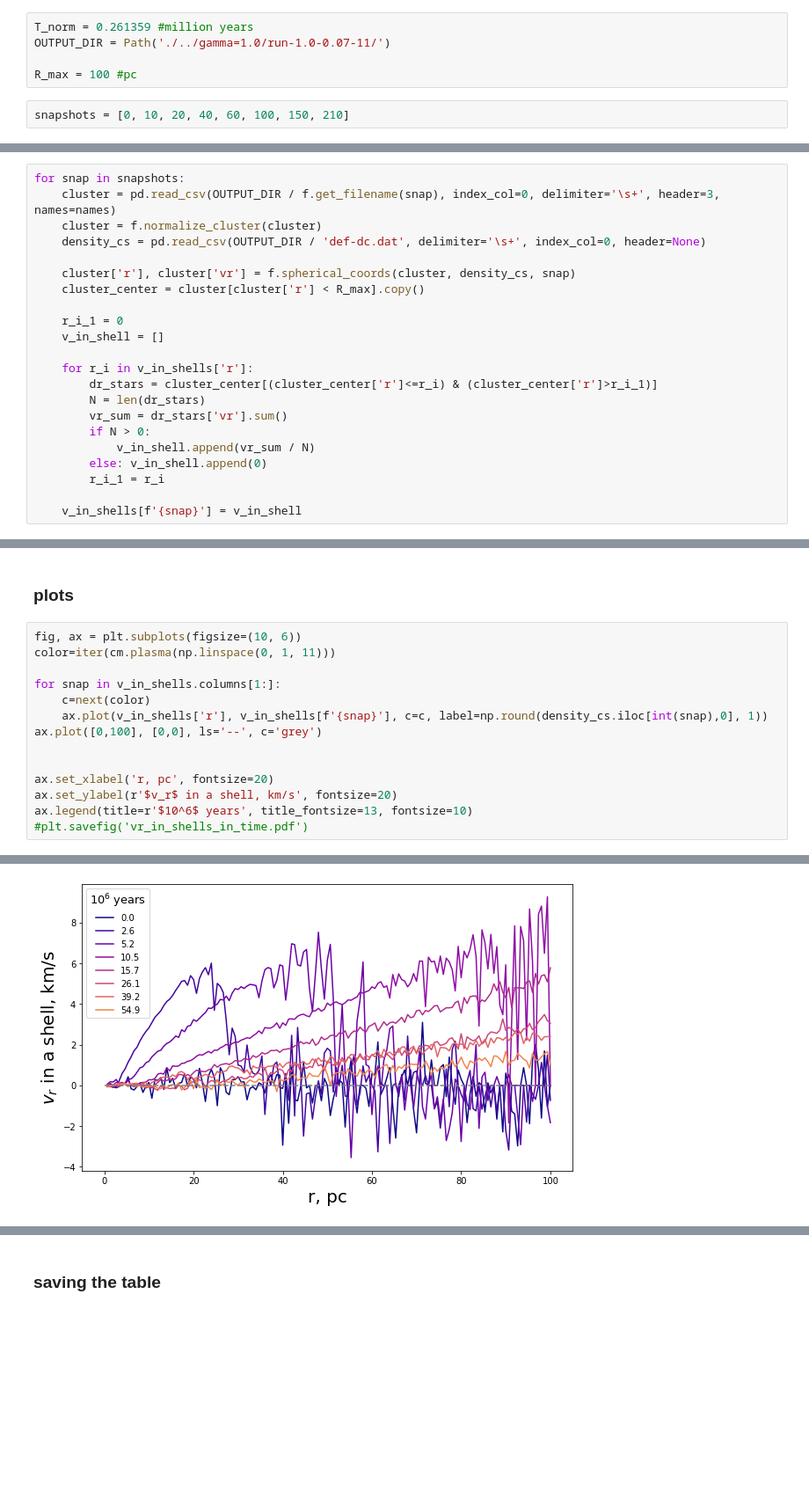
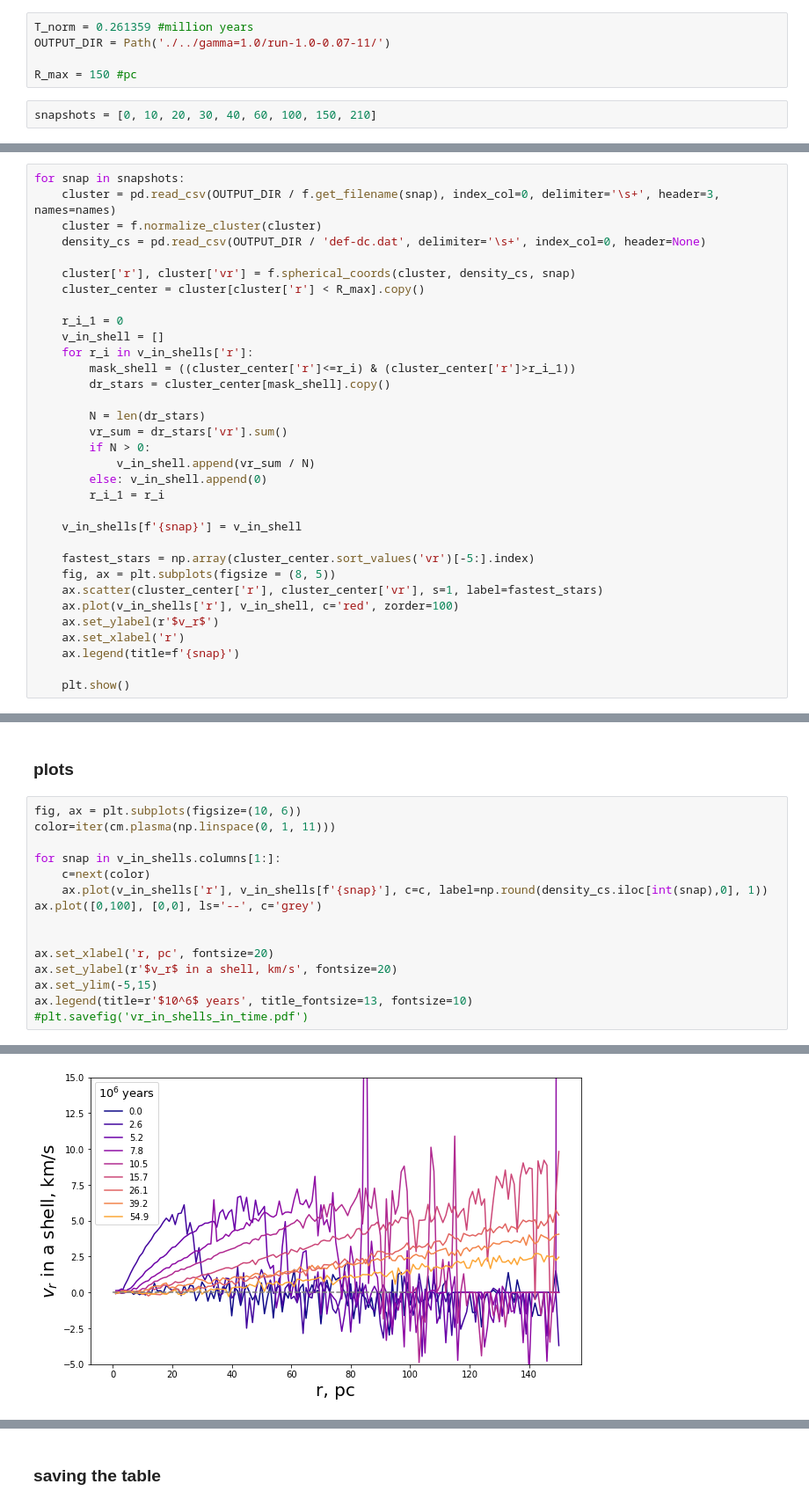
Before and after one commit to olgaborodina/N-body_simulations_analysis, a Jupyter notebook: kinematics_analysis.ipynb, the cells around one changed output, grey strips where cells are left out. Shown at 88% size. Drawn from its saved outputs; the diff is of its cells as text; blank space fills up the shorter version.

Commit message:
Explain average v_r with scatter plots

```diff
--- a/kinematics_analysis.ipynb
+++ b/kinematics_analysis.ipynb
@@ -19,9 +19,9 @@ import functions as f
 T_norm = 0.261359 #million years
 OUTPUT_DIR = Path('./../gamma=1.0/run-1.0-0.07-11/')
 
-R_max = 100 #pc
+R_max = 150 #pc
 # %%
-snapshots = [0, 10, 20, 40, 60, 100, 150, 210]
+snapshots = [0, 10, 20, 30, 40, 60, 100, 150, 210]
 # %%
 names = np.array(['M', 'x', 'y', 'z', 'vx', 'vy', 'vz', 'M_ini', 'Z', 'Nan', 'Event',
                   'M_', 'Nan3', 'Nan4', 'Nan5', 'Nan6', 'Nan7', 'Nan8'])
@@ -42,9 +42,10 @@ for snap in snapshots:
 
     r_i_1 = 0
     v_in_shell = []
+    for r_i in v_in_shells['r']:
+        mask_shell = ((cluster_center['r']<=r_i) & (cluster_center['r']>r_i_1))
+        dr_stars = cluster_center[mask_shell].copy()
 
-    for r_i in v_in_shells['r']:
-        dr_stars = cluster_center[(cluster_center['r']<=r_i) & (cluster_center['r']>r_i_1)]
         N = len(dr_stars)
         vr_sum = dr_stars['vr'].sum()
         if N > 0:
@@ -53,3 +54,13 @@ for snap in snapshots:
         r_i_1 = r_i
 
     v_in_shells[f'{snap}'] = v_in_shell
+
+    fastest_stars = np.array(cluster_center.sort_values('vr')[-5:].index)
+    fig, ax = plt.subplots(figsize = (8, 5))
+    ax.scatter(cluster_center['r'], cluster_center['vr'], s=1, label=fastest_stars)
+    ax.plot(v_in_shells['r'], v_in_shell, c='red', zorder=100)
+    ax.set_ylabel(r'$v_r$')
+    ax.set_xlabel('r')
+    ax.legend(title=f'{snap}')
+
+    plt.show()
@@ -89,20 +111,21 @@ for snap in snapshots:
 # %%
 fig, ax = plt.subplots(figsize=(10, 6))
 color=iter(cm.plasma(np.linspace(0, 1, 11)))
 
 for snap in v_in_shells.columns[1:]:
     c=next(color)
     ax.plot(v_in_shells['r'], v_in_shells[f'{snap}'], c=c, label=np.round(density_cs.iloc[int(snap),0], 1))
 ax.plot([0,100], [0,0], ls='--', c='grey')
 
 
 ax.set_xlabel('r, pc', fontsize=20)
 ax.set_ylabel(r'$v_r$ in a shell, km/s', fontsize=20)
+ax.set_ylim(-5,15)
 ax.legend(title=r'$10^6$ years', title_fontsize=13, fontsize=10)
 #plt.savefig('vr_in_shells_in_time.pdf')
 # %% [output]
 <matplotlib.legend.Legend at 0x...>
-[figure, old version]
+[figure, new version]
 # %%
 fig, ax = plt.subplots(figsize=(10, 6))
 color=iter(cm.plasma(np.linspace(0, 1, 11)))
```
Also changed, not shown: parts of 4 cells of this notebook.
